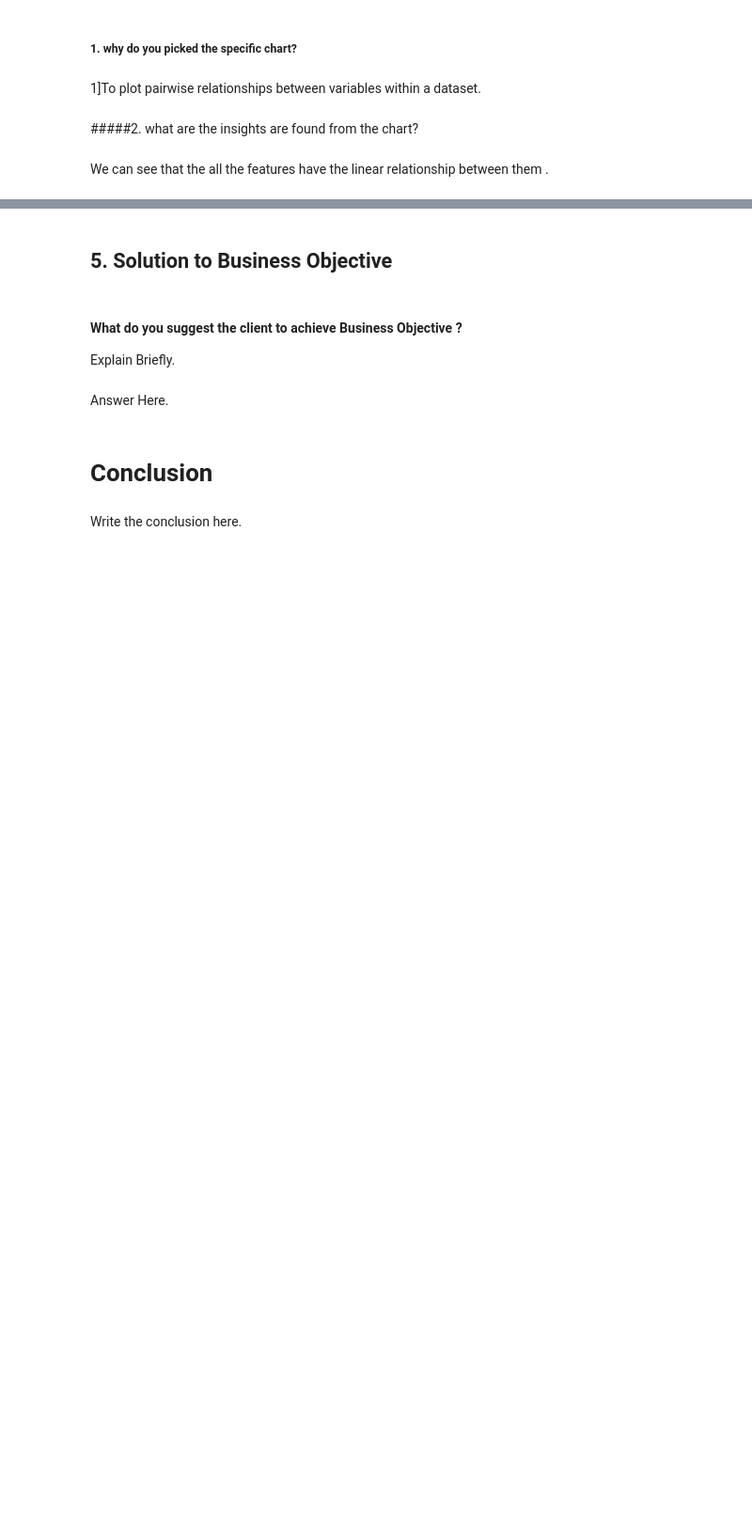
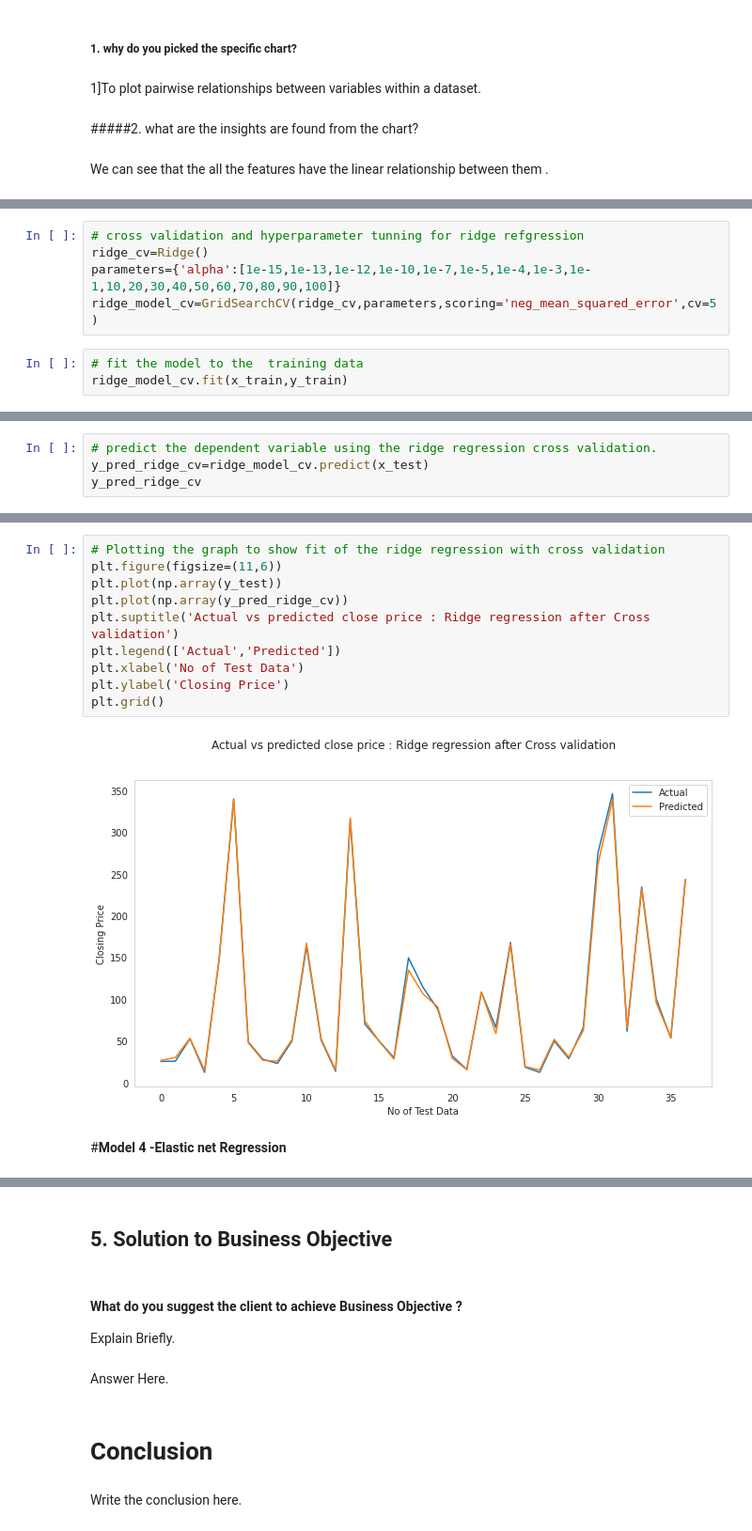
Before and after one commit to avigangarde/Capstone-II--Yes-bank-stock-close-price-prediction-Supervised-ML-Regression-, a Jupyter notebook: Capstone_II_Yes_bank_stock_close_price_prediction(Supervised_ML_Regression).ipynb, the cells around one changed output, grey strips where cells are left out. Shown at 94% size. Cells and saved outputs as stored; diff of their text form; blank space fills up the shorter version.

```diff
--- a/Capstone_II_Yes_bank_stock_close_price_prediction(Supervised_ML_Regression).ipynb
+++ b/Capstone_II_Yes_bank_stock_close_price_prediction(Supervised_ML_Regression).ipynb
@@ -708,0 +922,8 @@ df.head()
+# %%
+# cross validation and hyperparameter tunning for ridge refgression
+ridge_cv=Ridge()
+parameters={'alpha':[1e-15,1e-13,1e-12,1e-10,1e-7,1e-5,1e-4,1e-3,1e-1,10,20,30,40,50,60,70,80,90,100]}
+ridge_model_cv=GridSearchCV(ridge_cv,parameters,scoring='neg_mean_squared_error',cv=5)
+# %%
+# fit the model to the  training data
+ridge_model_cv.fit(x_train,y_train)
@@ -708,0 +943,4 @@ df.head()
+# %%
+# predict the dependent variable using the ridge regression cross validation.
+y_pred_ridge_cv=ridge_model_cv.predict(x_test)
+y_pred_ridge_cv
@@ -708,0 +980,14 @@ df.head()
+# %%
+# Plotting the graph to show fit of the ridge regression with cross validation
+plt.figure(figsize=(11,6))
+plt.plot(np.array(y_test))
+plt.plot(np.array(y_pred_ridge_cv))
+plt.suptitle('Actual vs predicted close price : Ridge regression after Cross validation')
+plt.legend(['Actual','Predicted'])
+plt.xlabel('No of Test Data')
+plt.ylabel('Closing Price')
+plt.grid()
+# %% [output]
+[figure, added]
+# %% [markdown]
+#**Model 4 -Elastic net Regression**
```
Also changed, not shown: parts of 80 cells of this notebook.
